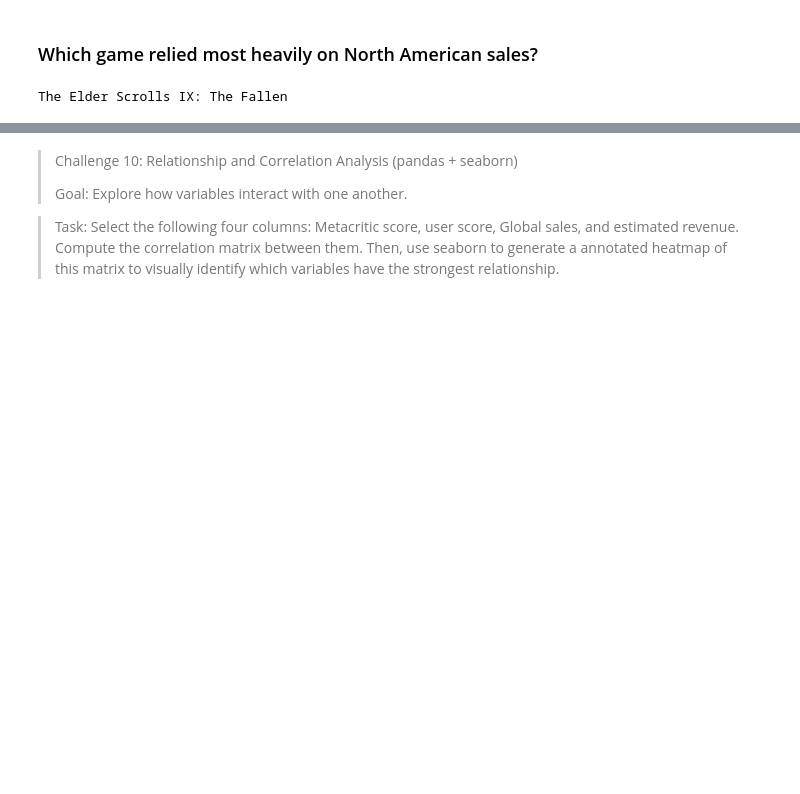
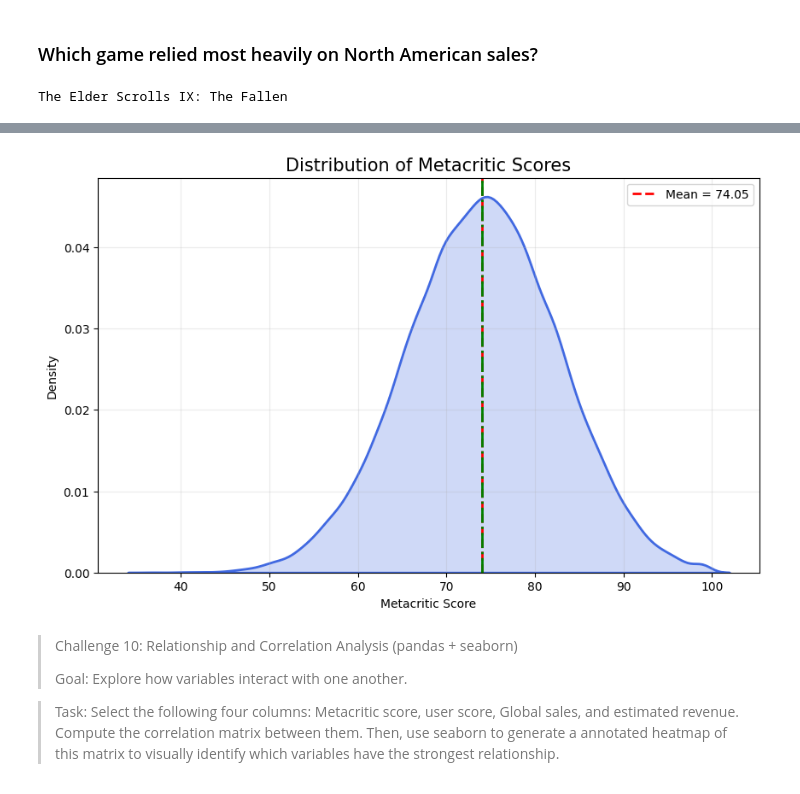
Before and after one commit to SalmaAllam8/Videogames-data-analysis-using-mysql-findings-and-insights-, a Jupyter notebook: notebook_analysis.ipynb, the cells around one changed output, grey strips where cells are left out. Cells and saved outputs as stored; diff of their text form; code cells hidden in the pictures; blank space fills up the shorter version.

Commit message:
Kaggle Notebook | Videogames data analysis python notebook | Version 1

```diff
--- a/notebook_analysis.ipynb
+++ b/notebook_analysis.ipynb
@@ -473,11 +471,44 @@ plt.show()
 # %%
-sns.kdeplot(data = df , x="metacritic_score")
+plt.figure(figsize=(10, 6))
 
-mean_val = np.mean(df["metacritic_score"])
-plt.axvline(mean_val, color='red', linestyle='dashed', linewidth=2, label=f'Mean: {mean_val:.2f}')
+sns.kdeplot(
+    data=df,
+    x="metacritic_score",
+    fill=True,
+    color="royalblue",
+    linewidth=2
+)
+
+mean_val = df["metacritic_score"].mean()
+
+plt.axvline(
+    mean_val,
+    color="red",
+    linestyle="--",
+    linewidth=2,
+    label=f"Mean = {mean_val:.2f}"
+)
+
+plt.title("Distribution of Metacritic Scores", fontsize=15)
+plt.xlabel("Metacritic Score")
+plt.ylabel("Density")
+
 plt.legend()
+plt.grid(alpha=0.25)
+
+median_val = df["metacritic_score"].median()
+
+plt.axvline(
+    median_val,
+    color="green",
+    linestyle="-.",
+    linewidth=2,
+    label=f"Median = {median_val:.2f}"
+)
 
 plt.show()
+# %% [output]
+[figure, added]
 # %%
 plt.figure(figsize=(10, 6))
 
```
Also changed, not shown: parts of 7 cells of this notebook.
